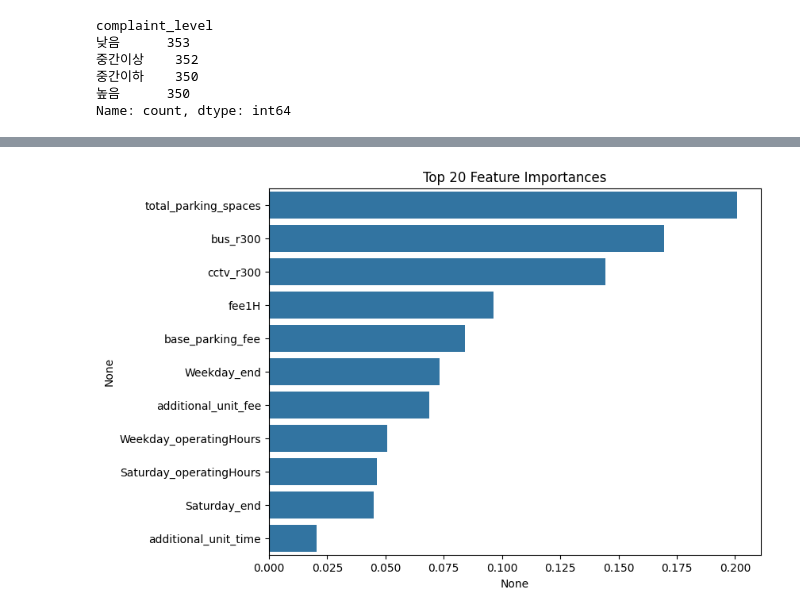
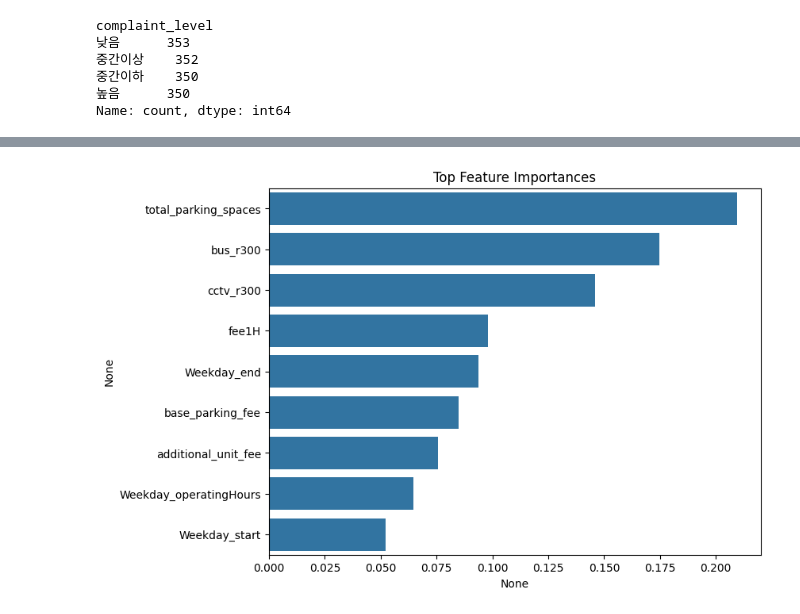
Before and after one commit to vxlmlxv/20251R0136COSE47101, a Jupyter notebook: randomforest.ipynb, the cells around one changed output, grey strips where cells are left out. Cells and saved outputs as stored; diff of their text form; code cells hidden in the pictures.

```diff
--- a/randomforest.ipynb
+++ b/randomforest.ipynb
@@ -59,17 +134,17 @@ Name: count, dtype: int64
 from sklearn.preprocessing import LabelEncoder
 
 le_dict = {}
+
 for col in ["parking_type", "operation_type", "Weekday_paid", "Saturday_paid", "Holiday_paid"]:
-    le = LabelEncoder()
-    parks_df[col] = le.fit_transform(parks_df[col])
-    le_dict[col] = le  # 변수별로 인코더 저장
+    if col in parks_df.columns:  # ✅ 존재하는 경우에만 처리
+        le = LabelEncoder()
+        parks_df[col] = le.fit_transform(parks_df[col])
+        le_dict[col] = le
 
 # 예시: parking_type의 범주와 정수 매핑 확인
-print(list(le_dict["parking_type"].classes_))
-print(list(le_dict["operation_type"].classes_))
-print(list(le_dict["Weekday_paid"].classes_))
-print(list(le_dict["Saturday_paid"].classes_))
-print(list(le_dict["Holiday_paid"].classes_))
+for col in le_dict:
+    print(f"{col}: {list(le_dict[col].classes_)}")
+
 # [0, 1, 2, ...] 순서로 classes_에 저장됨
 #['NS', 'NW'] -> [0,1]
 #[1, 3] -> [0,1]
@@ -85,18 +158,16 @@ print(list(le_dict["Holiday_paid"].classes_))
 # %%
-X = parks_df.drop(["complaints_r300","address",'Unnamed: 0'], axis=1)
+X = parks_df.drop(["complaints_r300", "complaint_level", "address"], axis=1)
 y = parks_df["complaint_level"]
 
-# 추가 변수 삭제
-#X_new= X.drop(["Weekday_paid", "parking_type",],axis = 1)
+X_train_full, X_test_full, y_train, y_test = train_test_split(X, y, test_size=0.1, random_state=42)
+rf_full = RandomForestClassifier(random_state=0)
+rf_full.fit(X_train_full, y_train)
 
+# 중요도 기반 상위 10개 변수 선택
+importances = pd.Series(rf_full.feature_importances_, index=X.columns)
+top10_features = importances.sort_values(ascending=False).head(9).index.tolist()
 
-X_new = X[["bus_r300", "total_parking_spaces","cctv_r300",
-           "fee1H","base_parking_fee", "additional_unit_fee", "Weekday_operatingHours",
-            "Weekday_end", "additional_unit_time","Saturday_operatingHours",
-            "Saturday_end"]]
+X_new = X[top10_features]
 
-X_train, X_test, y_train, y_test = train_test_split(X_new, y, test_size = 0.1, random_state = 42)
-X_train, X_val, y_train, y_val = train_test_split(X_train, y_train, test_size = 1/9, random_state = 42)
-
-X_new.columns
+print("X_new 변수 목록:", top10_features)
 # %% [output]
@@ -179,19 +304,19 @@ print('최고 예측 정확도: {:.4f}'.format(grid_cv.best_score_))
 # %%
 # 변수 중요도 플로팅
 import matplotlib.pyplot as plt
 import seaborn as sns
 %matplotlib inline
 
 ftr_importances_values = rf.feature_importances_
 ftr_importances = pd.Series(ftr_importances_values, index = X_new.columns)
 ftr_top20 = ftr_importances.sort_values(ascending=False)[:20]
 
 plt.figure(figsize=(8,6))
-plt.title('Top 20 Feature Importances')
+plt.title('Top Feature Importances')
 sns.barplot(x=ftr_top20, y=ftr_top20.index)
 plt.show()
 # %% [output]
-[figure, old version]
+[figure, new version]
 # %%
 # train data
 X_new.head
```
Also changed, not shown: parts of 15 cells of this notebook.
